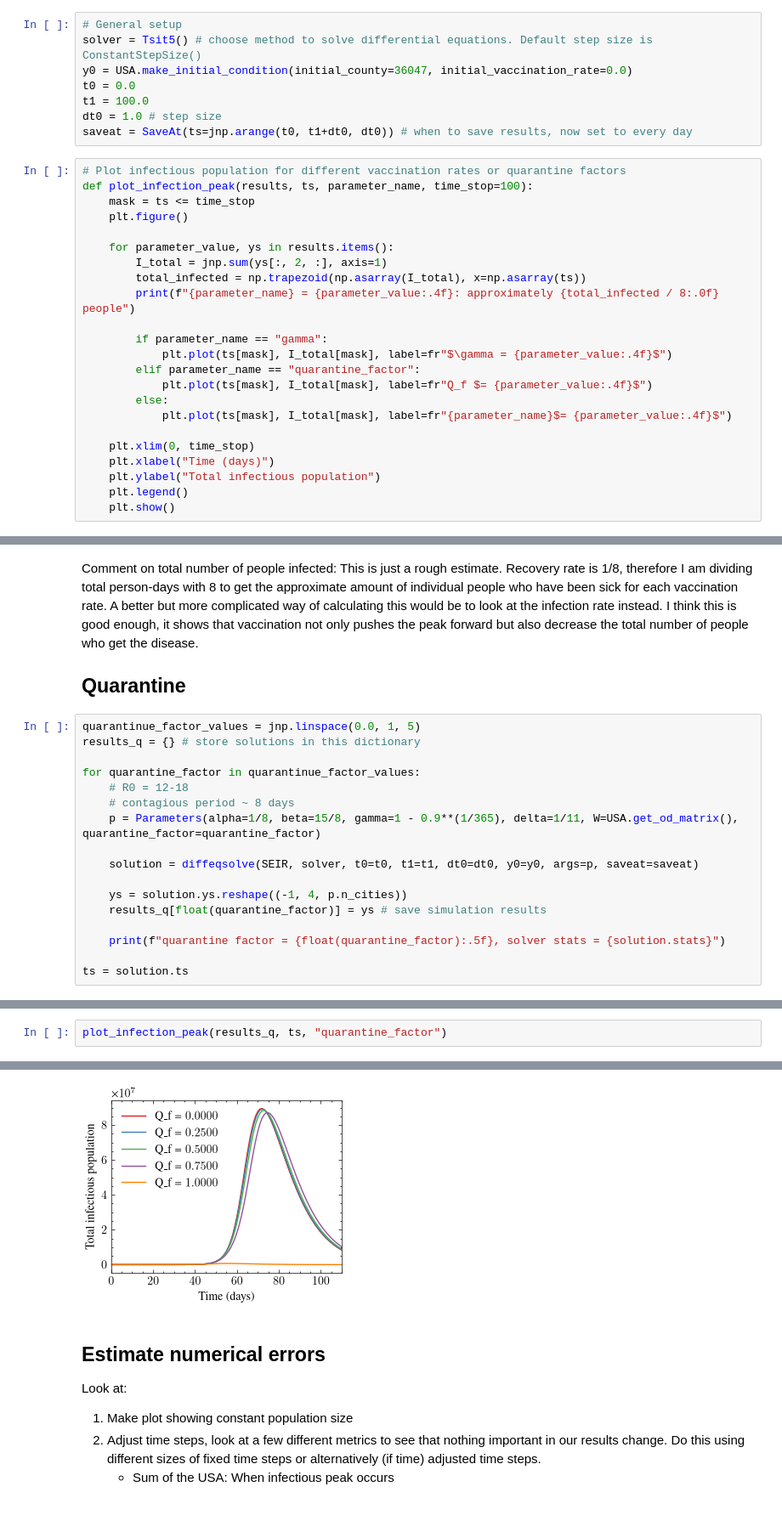
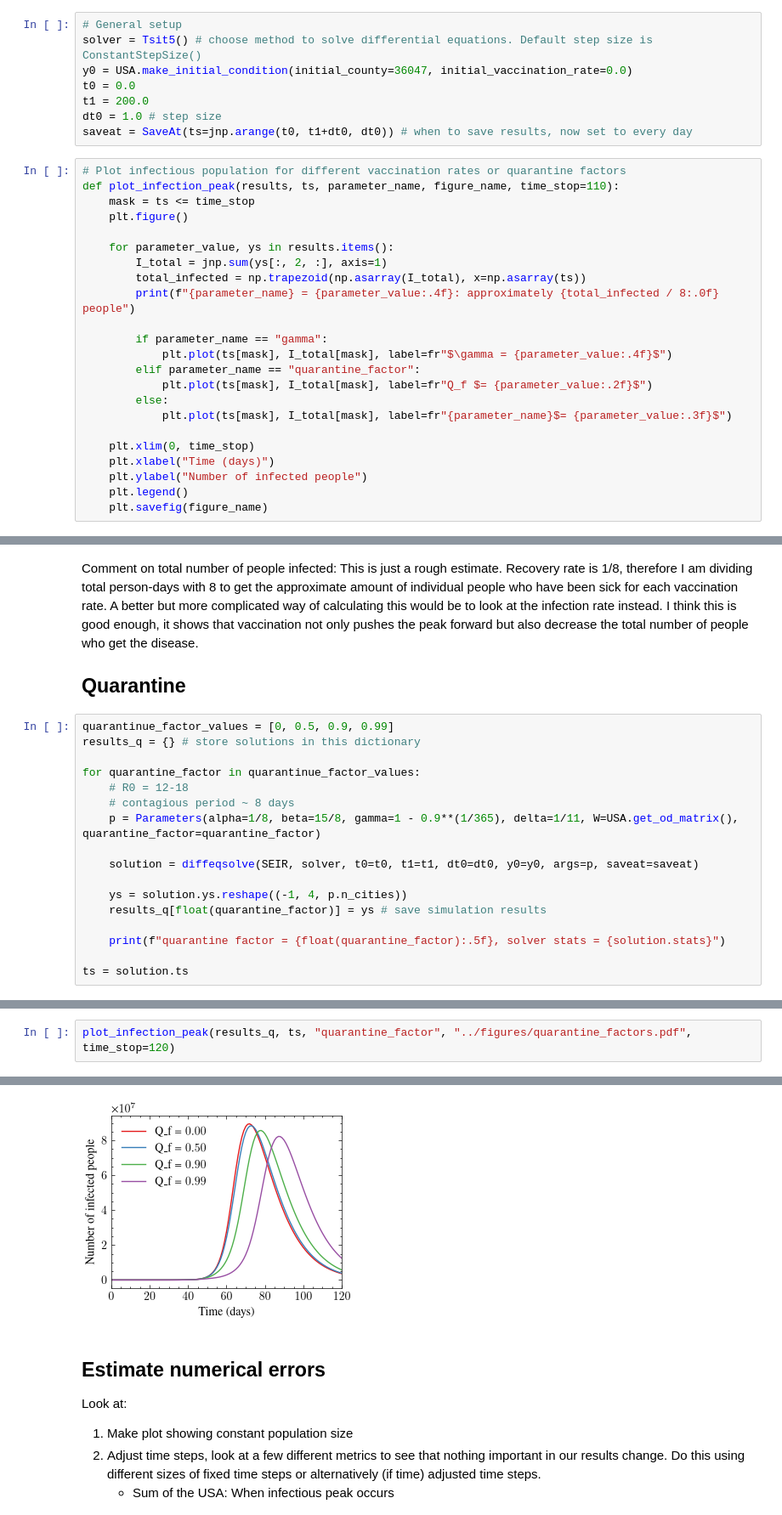
Before and after one commit to AndreaRaaschou/BERN01, a Jupyter notebook: disease_project/andrea/main_usa.ipynb, the cells around one changed output, grey strips where cells are left out. Shown at 85% size. Saved outputs shown, nothing was run; the diff lists cells and outputs as text.

```diff
--- a/disease_project/andrea/main_usa.ipynb
+++ b/disease_project/andrea/main_usa.ipynb
@@ -27,12 +28,12 @@ plt.rcParams['axes.prop_cycle'] = plt.cycler(color=plt.cm.Set1.colors)
 solver = Tsit5() # choose method to solve differential equations. Default step size is ConstantStepSize()
 y0 = USA.make_initial_condition(initial_county=36047, initial_vaccination_rate=0.0)
 t0 = 0.0
-t1 = 100.0
+t1 = 200.0
 dt0 = 1.0 # step size
 saveat = SaveAt(ts=jnp.arange(t0, t1+dt0, dt0)) # when to save results, now set to every day
 # %%
 # Plot infectious population for different vaccination rates or quarantine factors
-def plot_infection_peak(results, ts, parameter_name, time_stop=100):
+def plot_infection_peak(results, ts, parameter_name, figure_name, time_stop=110):
     mask = ts <= time_stop
     plt.figure()
 
@@ -44,14 +45,14 @@ def plot_infection_peak(results, ts, parameter_name, time_stop=100):
         if parameter_name == "gamma":
             plt.plot(ts[mask], I_total[mask], label=fr"$\gamma = {parameter_value:.4f}$")
         elif parameter_name == "quarantine_factor":
-            plt.plot(ts[mask], I_total[mask], label=fr"Q_f $= {parameter_value:.4f}$")
+            plt.plot(ts[mask], I_total[mask], label=fr"Q_f $= {parameter_value:.2f}$")
         else:
-            plt.plot(ts[mask], I_total[mask], label=fr"{parameter_name}$= {parameter_value:.4f}$")
+            plt.plot(ts[mask], I_total[mask], label=fr"{parameter_name}$= {parameter_value:.3f}$")
 
     plt.xlim(0, time_stop)
     plt.xlabel("Time (days)")
-    plt.ylabel("Total infectious population")
+    plt.ylabel("Number of infected people")
     plt.legend()
-    plt.show()
+    plt.savefig(figure_name)
 # %%
 # Plot infectious population for one county across different parameter values
@@ -111,7 +112,7 @@ Comment on total number of people infected: This is just a rough estimate. Recov
 
 ## Quarantine
 # %%
-quarantinue_factor_values = jnp.linspace(0.0, 1, 5)
+quarantinue_factor_values = [0, 0.5, 0.9, 0.99]
 results_q = {} # store solutions in this dictionary
 
 for quarantine_factor in quarantinue_factor_values:
@@ -136,3 +136,3 @@ quarantine factor = 1.00000, solver stats = {'max_steps': 4096, 'num_accepted_st
 # %%
-plot_infection_peak(results_q, ts, "quarantine_factor")
+plot_infection_peak(results_q, ts, "quarantine_factor", "../figures/quarantine_factors.pdf", time_stop=120)
 # %% [output]
@@ -144,4 +143,4 @@ quarantine_factor = 1.0000: approximately 2528289 people
-[figure, old version]
+[figure, new version]
 # %% [markdown]
 ## Estimate numerical errors
 Look at:
```
Also changed, not shown: parts of 16 cells of this notebook, 8 other files.
